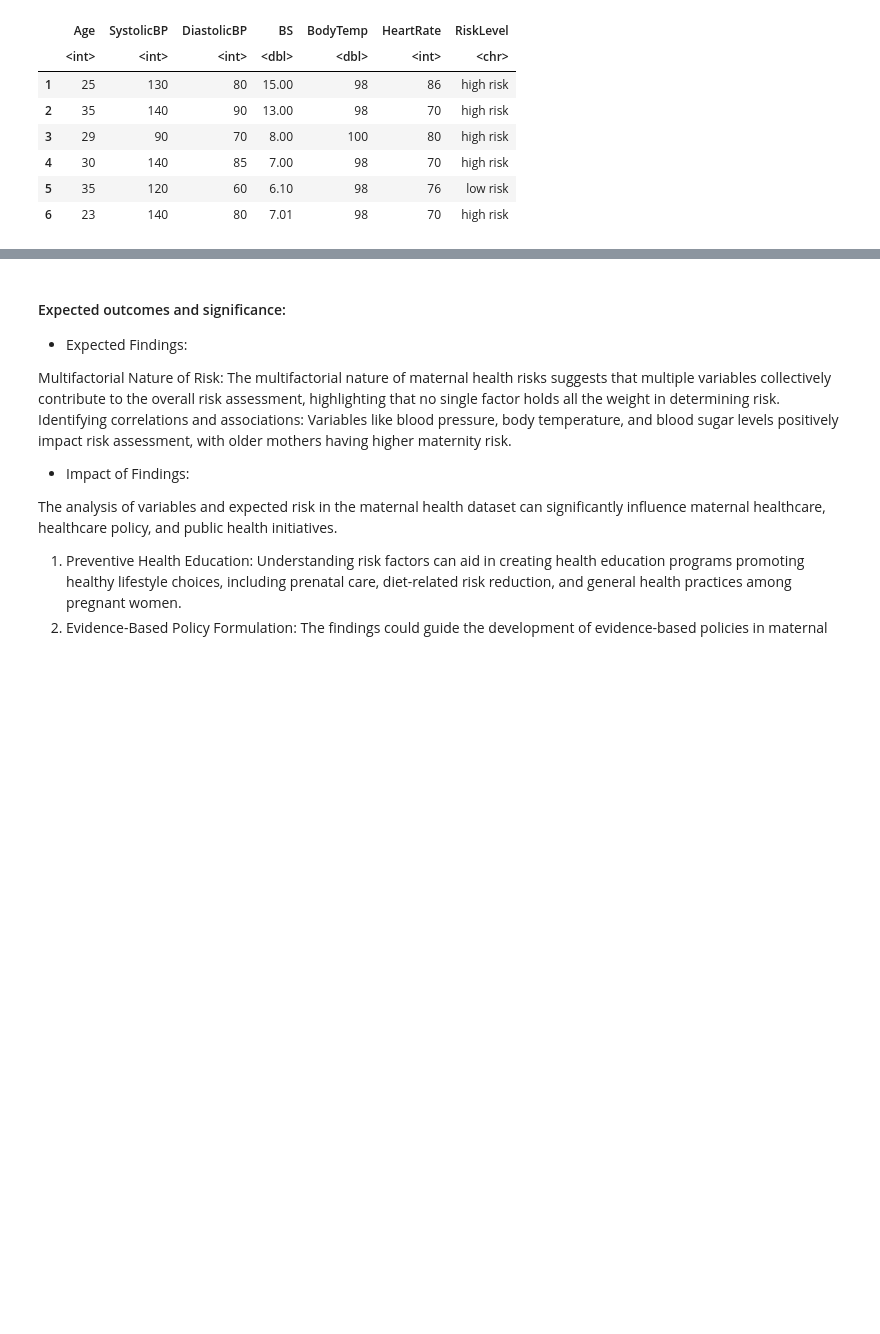
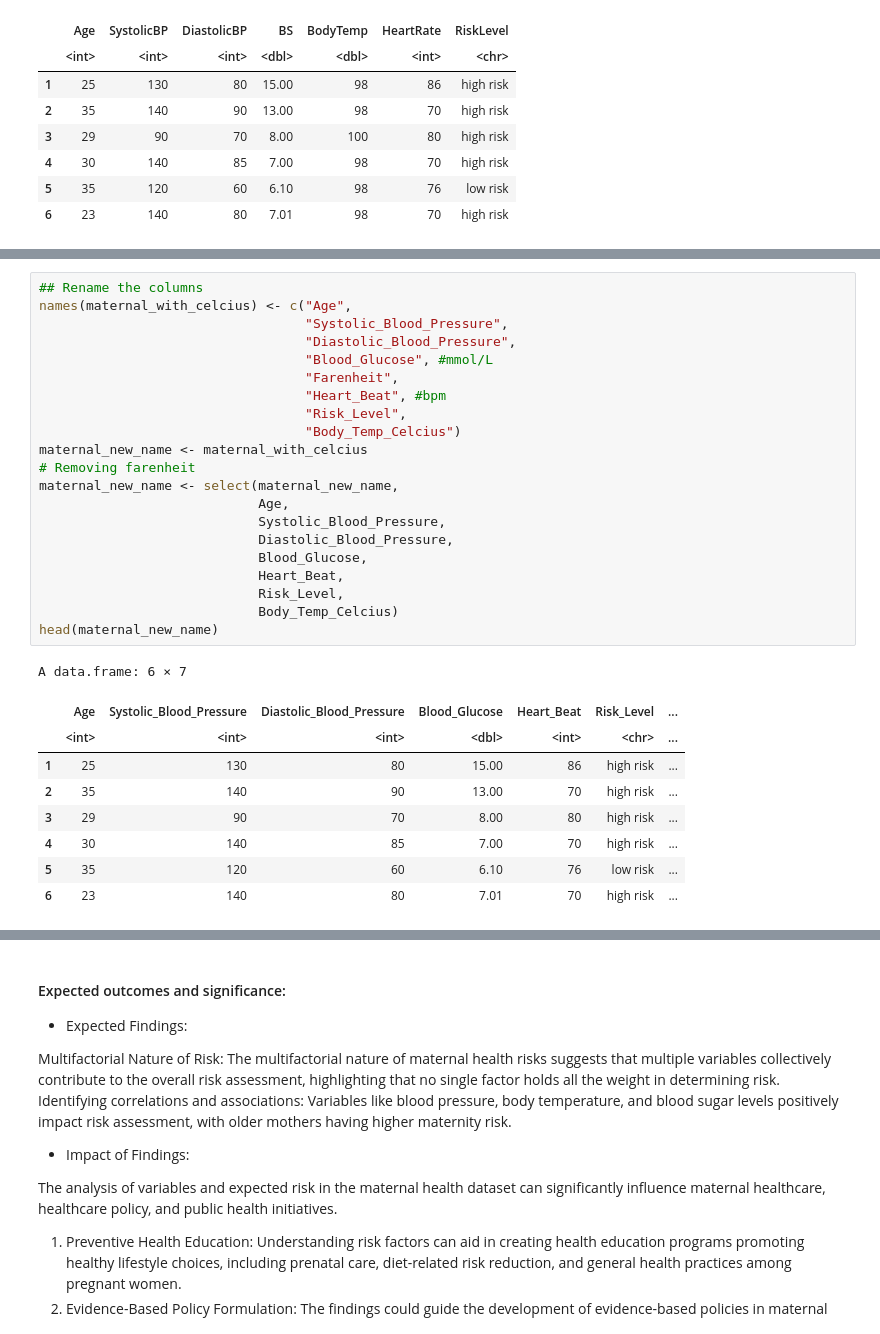
Before and after one commit to Julianazhu26/DSCI100-Group-Project, a Jupyter notebook: Group Proposal.ipynb, the cells around one changed output, grey strips where cells are left out. Cells and saved outputs as stored; diff of their text form; blank space fills up the shorter version.

```diff
--- a/Group Proposal.ipynb
+++ b/Group Proposal.ipynb
@@ -58,0 +100,31 @@ library(tidymodels)
+# %%
+## Rename the columns
+names(maternal_with_celcius) <- c("Age",
+                                  "Systolic_Blood_Pressure",
+                                  "Diastolic_Blood_Pressure",
+                                  "Blood_Glucose", #mmol/L
+                                  "Farenheit",
+                                  "Heart_Beat", #bpm
+                                  "Risk_Level",
+                                  "Body_Temp_Celcius")
+maternal_new_name <- maternal_with_celcius
+# Removing farenheit
+maternal_new_name <- select(maternal_new_name,
+                            Age,
+                            Systolic_Blood_Pressure,
+                            Diastolic_Blood_Pressure,
+                            Blood_Glucose,
+                            Heart_Beat,
+                            Risk_Level,
+                            Body_Temp_Celcius)
+head(maternal_new_name)
+# %% [output]
+A data.frame: 6 × 7
+|  | Age | Systolic_Blood_Pressure | Diastolic_Blood_Pressure | Blood_Glucose | Heart_Beat | Risk_Level | ... |
+|  | <int> | <int> | <int> | <dbl> | <int> | <chr> | ... |
+| 1 | 25 | 130 | 80 | 15.00 | 86 | high risk | ... |
+| 2 | 35 | 140 | 90 | 13.00 | 70 | high risk | ... |
+| 3 | 29 | 90 | 70 | 8.00 | 80 | high risk | ... |
+| 4 | 30 | 140 | 85 | 7.00 | 70 | high risk | ... |
+| 5 | 35 | 120 | 60 | 6.10 | 76 | low risk | ... |
+| 6 | 23 | 140 | 80 | 7.01 | 70 | high risk | ... |
```
Also changed, not shown: parts of 24 cells of this notebook.
